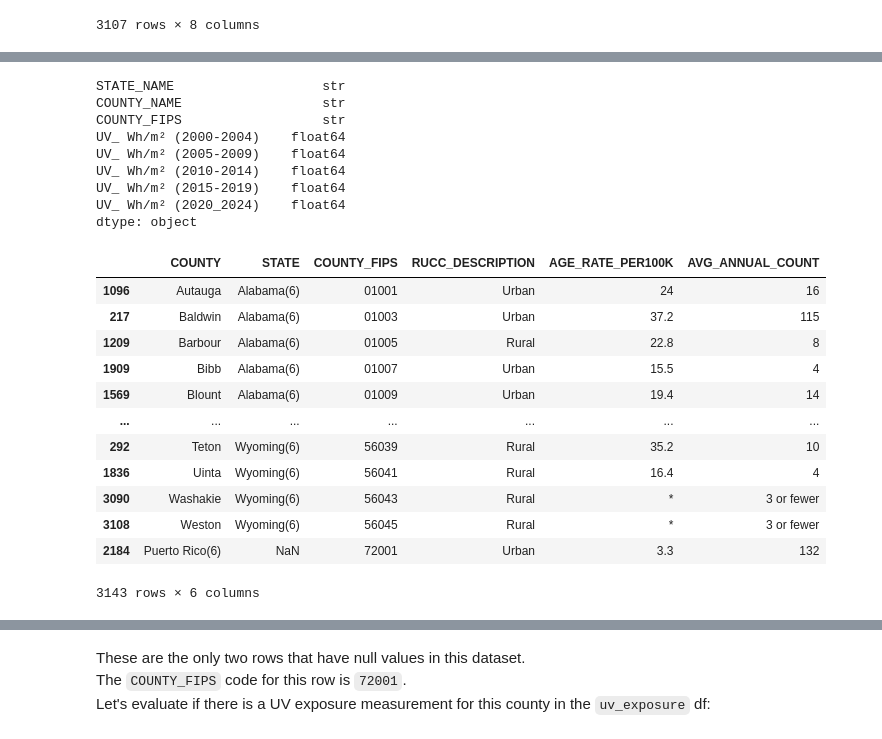
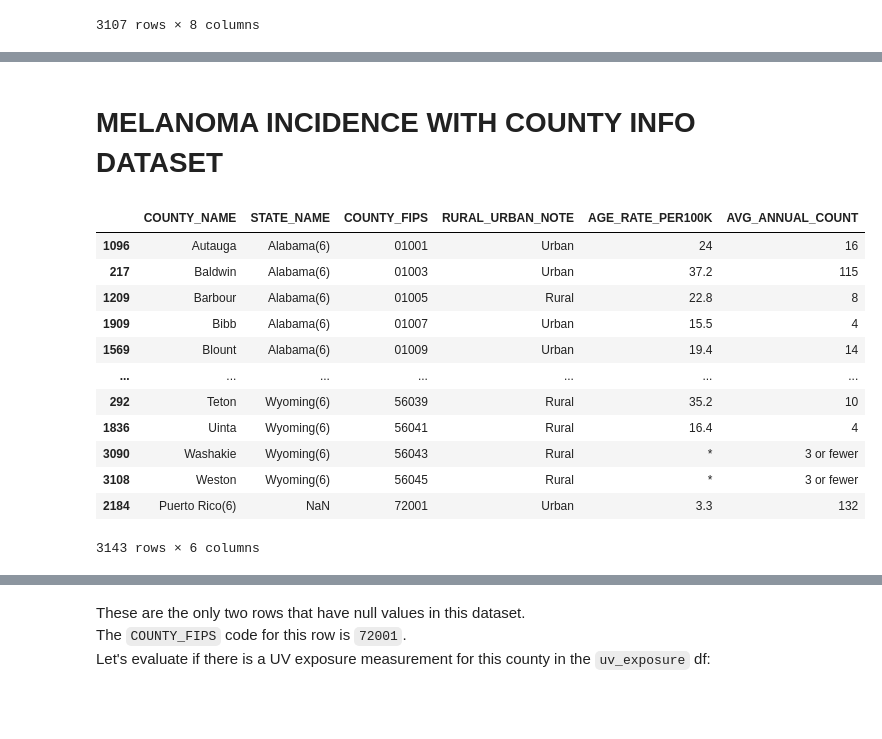
Before and after one commit to brytner/uv-exposure-melanoma-incidence-analysis, a Jupyter notebook: notebook/uv-exposure-melanoma-incidence-analysis.ipynb, the cells around one changed output, grey strips where cells are left out. Drawn from its saved outputs; the diff is of its cells as text; code cells hidden in the pictures; blank space fills up the shorter version.

```diff
--- a/notebook/uv-exposure-melanoma-incidence-analysis.ipynb
+++ b/notebook/uv-exposure-melanoma-incidence-analysis.ipynb
@@ -68,50 +87,40 @@ dtype: float64
-# %%
-uv_exposure.dtypes
-# %% [output]
-STATE_NAME                   str
-COUNTY_NAME                  str
-COUNTY_FIPS                  str
-UV_ Wh/m² (2000-2004)    float64
-UV_ Wh/m² (2005-2009)    float64
-UV_ Wh/m² (2010-2014)    float64
-UV_ Wh/m² (2015-2019)    float64
-UV_ Wh/m² (2020_2024)    float64
-dtype: object
+# %% [markdown]
+# MELANOMA INCIDENCE WITH COUNTY INFO DATASET
 # %%
-# MELANOMA INCIDENCE WITH COUNTY INFO
+
 
 melanoma_incidence = pd.read_csv('../datasets/melanoma-county-incidence.csv', dtype={'FIPS': str}, skiprows=8, skipfooter=35, engine='python')
 melanoma_incidence.drop(columns=['Lower 95% Confidence Interval',
                                  'Upper 95% Confidence Interval',
                                  'CI*Rank([rank note])',
                                  'Lower CI (CI*Rank)',
                                  'Upper CI (CI*Rank)',
                                  'Recent 5-Year Trend ([trend note]) in Incidence Rates',
                                  'Lower 95% Confidence Interval.1',
                                  'Upper 95% Confidence Interval.1',
                                  'Recent Trend'], inplace=True)
 melanoma_incidence.rename({'FIPS': 'COUNTY_FIPS',
-                           '2023 Rural-Urban Continuum Codes([rural urban note])': 'RUCC_DESCRIPTION',
+                           '2023 Rural-Urban Continuum Codes([rural urban note])': 'RURAL_URBAN_NOTE',
                            'Age-Adjusted Incidence Rate([rate note]) - cases per 100,000': 'AGE_RATE_PER100K',
                            'Average Annual Count': 'AVG_ANNUAL_COUNT'}, axis=1, inplace=True)
 melanoma_incidence = melanoma_incidence[melanoma_incidence['COUNTY_FIPS'] != '00000'] # drops the annual agreggate row that has COUNTY_FIPS = '00000'
 
 # SPLIT COUNTY COLUMN INTO COUNTY AND STATE
 
-melanoma_incidence['COUNTY'] = melanoma_incidence['County'].str.split(', ', expand=True)[0]
-melanoma_incidence['STATE'] = melanoma_incidence['County'].str.split(', ', expand=True)[1]
-melanoma_incidence.insert(0, 'COUNTY', melanoma_incidence.pop('COUNTY'))
-melanoma_incidence.insert(1, 'STATE', melanoma_incidence.pop('STATE'))
+melanoma_incidence['COUNTY_NAME'] = melanoma_incidence['County'].str.split(', ', expand=True)[0]
+melanoma_incidence['STATE_NAME'] = melanoma_incidence['County'].str.split(', ', expand=True)[1]
+melanoma_incidence.insert(0, 'COUNTY_NAME', melanoma_incidence.pop('COUNTY_NAME'))
+melanoma_incidence.insert(1, 'STATE_NAME', melanoma_incidence.pop('STATE_NAME'))
 melanoma_incidence.drop(columns=['County'], inplace=True)
 
 # CLEANING UP COUNTY COLUMN
 
-melanoma_incidence['COUNTY'] = melanoma_incidence['COUNTY'].replace(' County', '', regex=True)
+melanoma_incidence['COUNTY_NAME'] = melanoma_incidence['COUNTY_NAME'].replace(' County', '', regex=True)
 
 melanoma_incidence = melanoma_incidence.sort_values(['COUNTY_FIPS'])
 melanoma_incidence
 # %% [output]
-|  | COUNTY | STATE | COUNTY_FIPS | RUCC_DESCRIPTION | AGE_RATE_PER100K | AVG_ANNUAL_COUNT |
+|  | COUNTY_NAME | STATE_NAME | COUNTY_FIPS | RURAL_URBAN_NOTE | AGE_RATE_PER100K | AVG_ANNUAL_COUNT |
 | 1096 | Autauga | Alabama(6) | 01001 | Urban | 24 | 16 |
 | 217 | Baldwin | Alabama(6) | 01003 | Urban | 37.2 | 115 |
 | 1209 | Barbour | Alabama(6) | 01005 | Rural | 22.8 | 8 |
```
Also changed, not shown: parts of 28 cells of this notebook.
